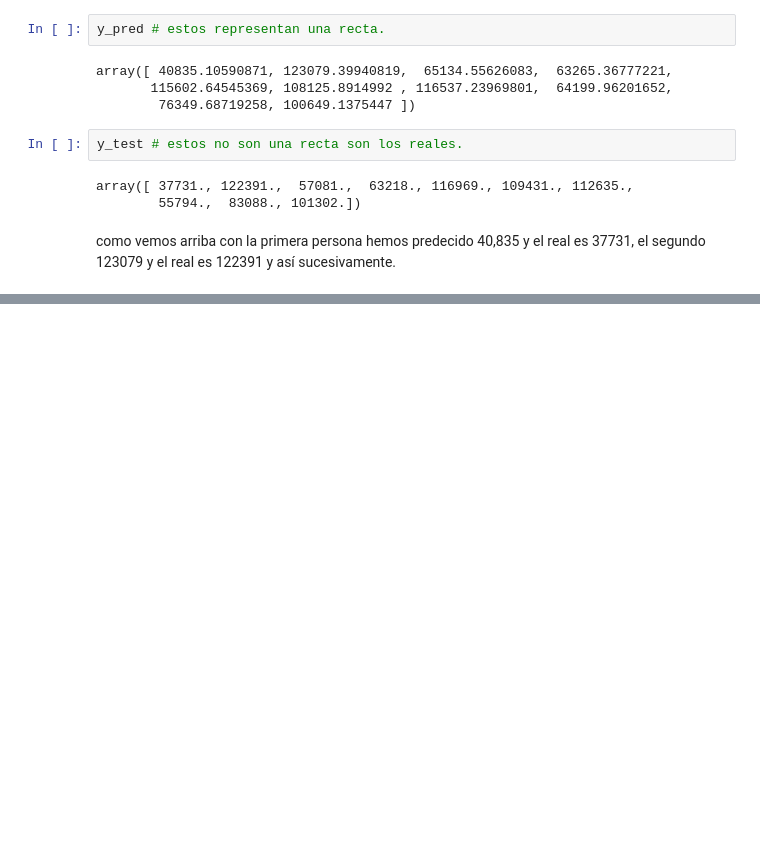
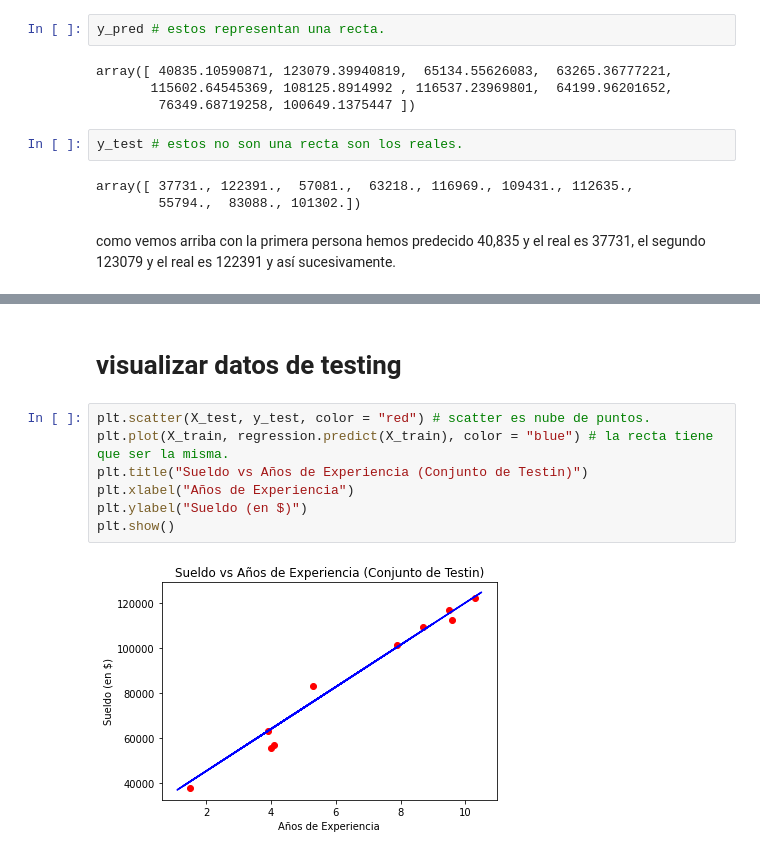
Before and after one commit to pacomm5/Plantillas, a Jupyter notebook: REGRESION_LINEAL.ipynb, the cells around one changed output, grey strips where cells are left out. Drawn from its saved outputs; the diff is of its cells as text; blank space fills up the shorter version.

```diff
--- a/REGRESION_LINEAL.ipynb
+++ b/REGRESION_LINEAL.ipynb
@@ -377,0 +389,11 @@ como vemos arriba con la primera persona hemos predecido 40,835 y el real es 377
+# %% [markdown]
+# visualizar datos de testing
+# %%
+plt.scatter(X_test, y_test, color = "red") # scatter es nube de puntos.
+plt.plot(X_train, regression.predict(X_train), color = "blue") # la recta tiene que ser la misma.
+plt.title("Sueldo vs Años de Experiencia (Conjunto de Testin)")
+plt.xlabel("Años de Experiencia")
+plt.ylabel("Sueldo (en $)")
+plt.show()
+# %% [output]
+[figure, added]
```
Also changed, not shown: parts of 2 cells of this notebook.
